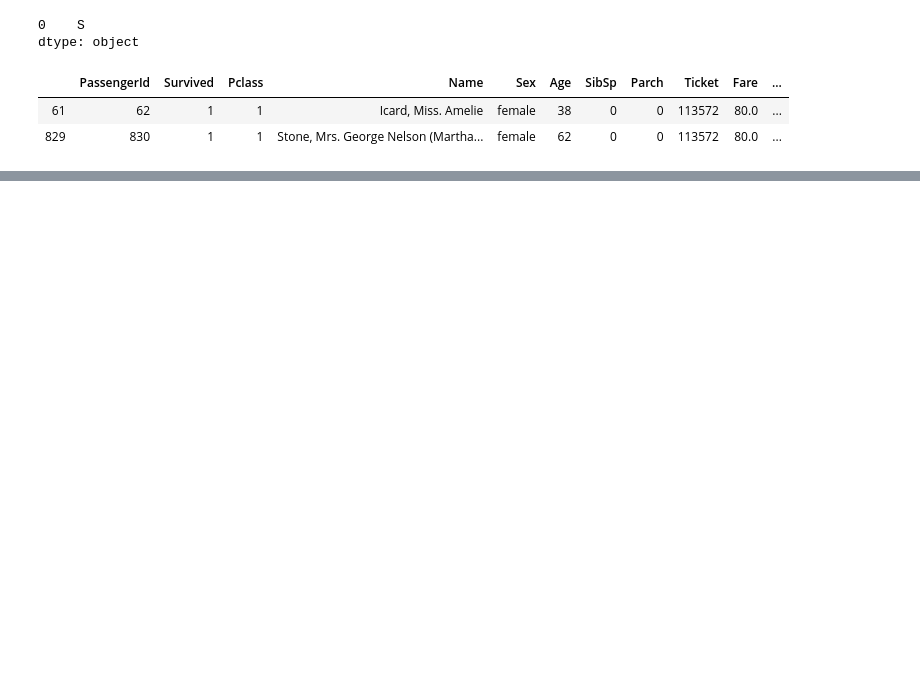
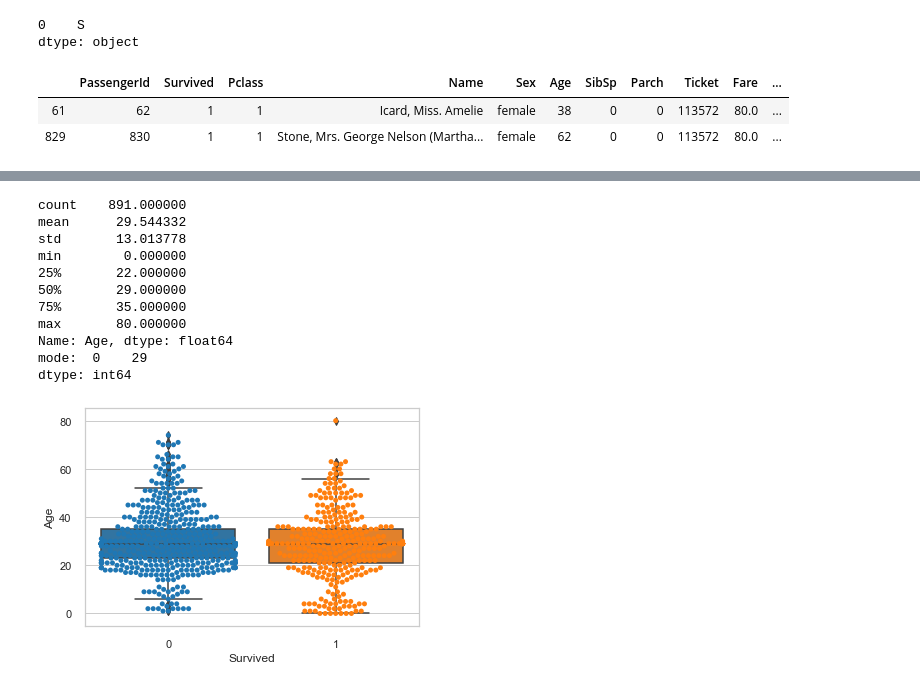
Before and after one commit to rajgupta-github/MachineLearning-with-Python, a Jupyter notebook: exploratory_data_analysis/Titanic/TitanicEDAFromMedium.ipynb, the cells around one changed output, grey strips where cells are left out. Saved outputs shown, nothing was run; the diff lists cells and outputs as text; code cells hidden in the pictures; blank space fills up the shorter version.

```diff
--- a/exploratory_data_analysis/Titanic/TitanicEDAFromMedium.ipynb
+++ b/exploratory_data_analysis/Titanic/TitanicEDAFromMedium.ipynb
@@ -103,0 +236,16 @@ train_df[train_df.Embarked.isna()]
+# %%
+# bivariate analysis with target variable
+quantitative_summarized(dataframe= train_df, y = 'Age', x = 'Survived', palette=c_palette, verbose=False, swarm=True)
+# %% [output]
+count    891.000000
+mean      29.544332
+std       13.013778
+min        0.000000
+25%       22.000000
+50%       29.000000
+75%       35.000000
+max       80.000000
+Name: Age, dtype: float64
+mode:  0    29
+dtype: int64
+[figure, added]
```
Also changed, not shown: parts of 34 cells of this notebook, 2 other files.
